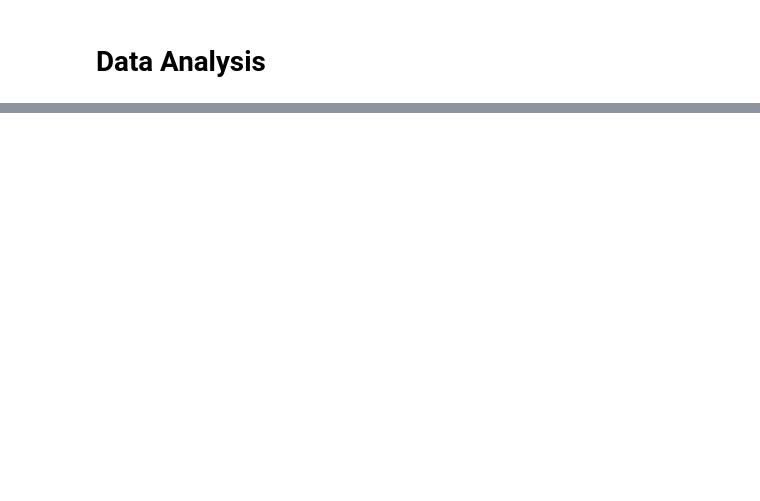
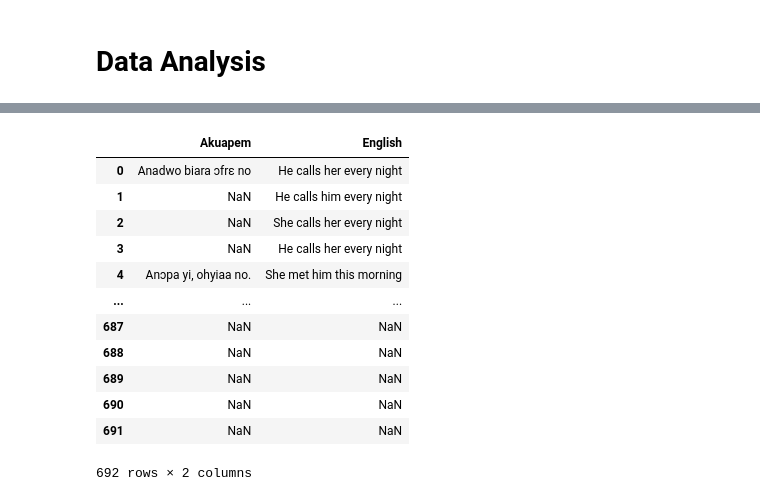
Before and after one commit to Brinkley97/comp-express-mt, a Jupyter notebook: notebook_experiments/data_analysis.ipynb, the cells around one changed output, grey strips where cells are left out. Cells and saved outputs as stored; diff of their text form; code cells hidden in the pictures; blank space fills up the shorter version.

```diff
--- a/notebook_experiments/data_analysis.ipynb
+++ b/notebook_experiments/data_analysis.ipynb
@@ -59,0 +69,18 @@ df
+# %%
+many_to_one_cols = [2, 3]
+many_to_one_df = DataProcessing.split_df_mappings(df, many_to_one_cols)
+many_to_one_df
+# %% [output]
+|  | Akuapem | English |
+| 0 | Anadwo biara ɔfrɛ no | He calls her every night |
+| 1 | NaN | He calls him every night |
+| 2 | NaN | She calls her every night |
+| 3 | NaN | He calls her every night |
+| 4 | Anɔpa yi, ohyiaa no. | She met him this morning |
+| ... | ... | ... |
+| 687 | NaN | NaN |
+| 688 | NaN | NaN |
+| 689 | NaN | NaN |
+| 690 | NaN | NaN |
+| 691 | NaN | NaN |
+692 rows × 2 columns
```
Also changed, not shown: parts of 23 cells of this notebook, 1 other file.
